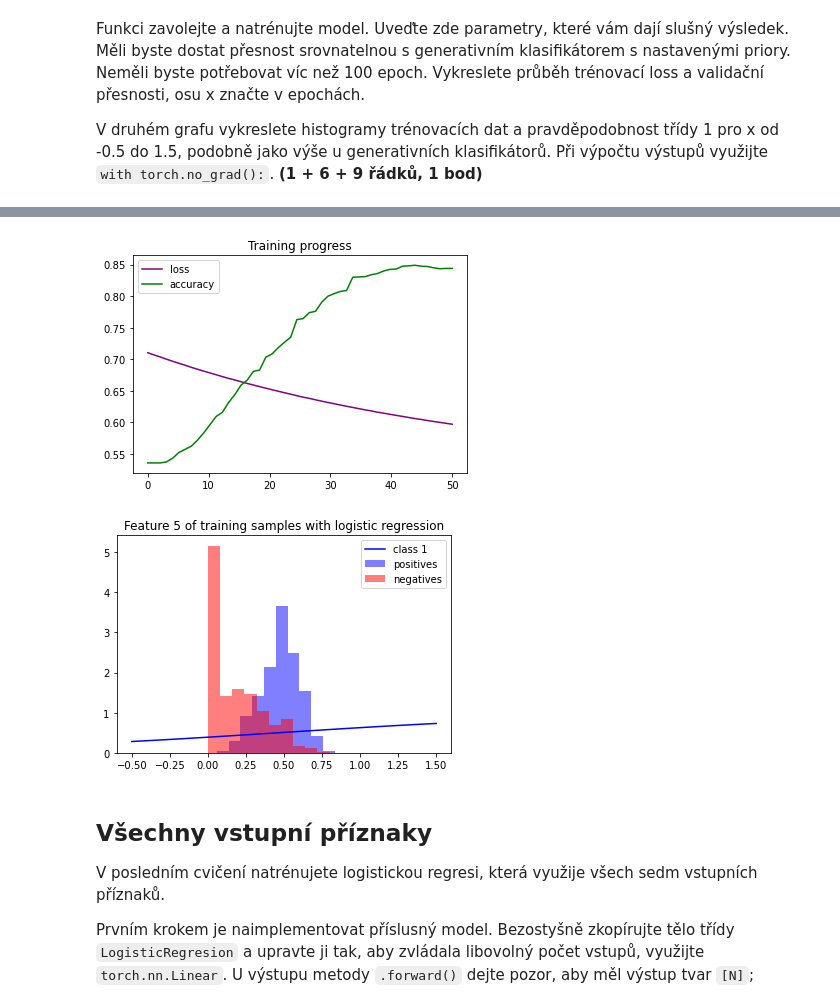
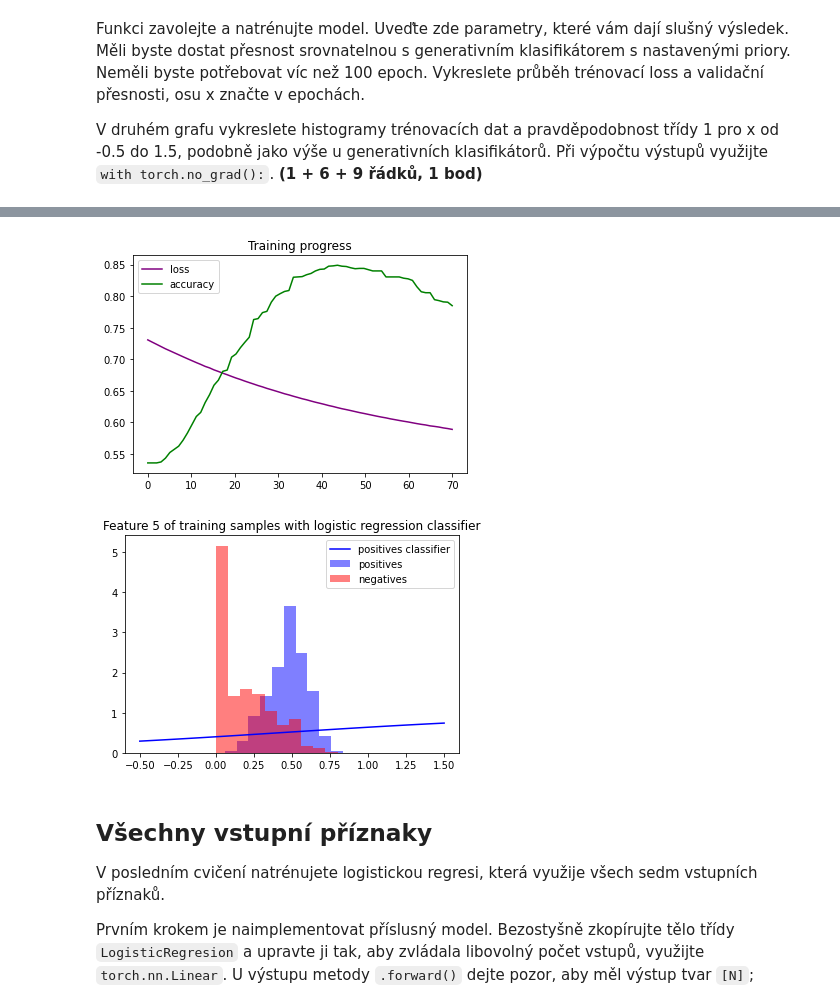
Before and after one commit to danielkonecny/sui-homework, a Jupyter notebook: zadani.ipynb, the cells around one changed output, grey strips where cells are left out. Cells and saved outputs as stored; diff of their text form; code cells hidden in the pictures.

```diff
--- a/zadani.ipynb
+++ b/zadani.ipynb
@@ -283,5 +358,5 @@ K datasetům (trénovacímu a validačnímu) přistupujte bezostyšně jako ke g
 # %%
-def train_single_fea_llr(fea_no, nb_epochs, lr, batch_size):
+def train_single_fea_llr(fea_no, nb_epochs, lr, batch_size=256):
     ''' fea_no -- which feature to train on
         nb_epochs -- how many times to go through the full training data
         lr -- learning rate
@@ -294,23 +369,22 @@ def train_single_fea_llr(fea_no, nb_epochs, lr, batch_size):
     optimizer = torch.optim.SGD(model.parameters(), lr=lr)
 
     for epoch_index in range(nb_epochs):
-        accumulated_loss, batch_index_counter = 0, 0
+        accumulated_loss = 0
         for batch_x, batch_target in batch_provider(train_dataset.xs[:, fea_no],
-                                                     train_dataset.targets,
-                                                     batch_size):
+                                                    train_dataset.targets,
+                                                    batch_size):
             optimizer.zero_grad()
             output = model(batch_x)
             last_loss = F.binary_cross_entropy(output, batch_target)
             last_loss.backward()
             optimizer.step()
             accumulated_loss += last_loss
-            batch_index_counter += 1
         last_accuracy = evaluate(model, val_dataset.xs[:, fea_no], val_dataset.targets)
         print(f'Epoch {epoch_index} - accuracy: {last_accuracy}')
         if all(accuracy < last_accuracy for accuracy in accuracies):
-            best_model = model
+            best_model = copy.deepcopy(model)
         accuracies.append(last_accuracy)
-        losses.append(accumulated_loss/batch_index_counter)
+        losses.append(accumulated_loss / (len(train_dataset.xs) // batch_size))
 
     return best_model, losses, accuracies
 # %% [markdown]
@@ -324,9 +398,13 @@ V druhém grafu vykreslete histogramy trénovacích dat a pravděpodobnost tří
 Při výpočtu výstupů využijte `with torch.no_grad():`.
 **(1 + 6 + 9 řádků, 1 bod)**
 # %%
-best_model, losses, accuracies = train_single_fea_llr(FOI, 50, 1e-3, 256)
+epoch_count = 70
+learning_rate = 1e-3
+batch_size = 256
 
-axis_range = np.linspace(0, 50)
+log_reg_model, losses, accuracies = train_single_fea_llr(FOI, epoch_count, learning_rate, batch_size)
+
+axis_range = np.linspace(0, epoch_count, epoch_count)
 plt.plot(axis_range, losses, color='purple', label='loss')
 plt.plot(axis_range, accuracies, color='green', label='accuracy')
 plt.legend()
@@ -334,14 +412,14 @@ plt.title('Training progress')
 plt.show()
 
 axis_range = np.linspace(-0.5, 1.5)
-best_model.eval()
+log_reg_model.eval()
 with torch.no_grad():
-    output = best_model(axis_range)
-plt.plot(axis_range, output, color='blue', label='class 1')
+    output = log_reg_model(axis_range)
+plt.plot(axis_range, output, color='blue', label='positives classifier')
 plt.hist(train_dataset.pos[:, FOI], density=True, alpha=0.5, color='blue', label='positives')
 plt.hist(train_dataset.neg[:, FOI], density=True, alpha=0.5, color='red', label='negatives')
 plt.legend()
-plt.title('Feature 5 of training samples with logistic regression')
+plt.title('Feature 5 of training samples with logistic regression classifier')
 plt.show()
 # %% [output]
 Epoch 0 - accuracy: 0.536
@@ -364,5 +442,5 @@ Epoch 49 - accuracy: 0.844
-[figure, old version]
+[figure, new version]
-[figure, old version]
+[figure, new version]
 # %% [markdown]
 ## Všechny vstupní příznaky
 V posledním cvičení natrénujete logistickou regresi, která využije všech sedm vstupních příznaků.
```
Also changed, not shown: parts of 12 cells of this notebook.
